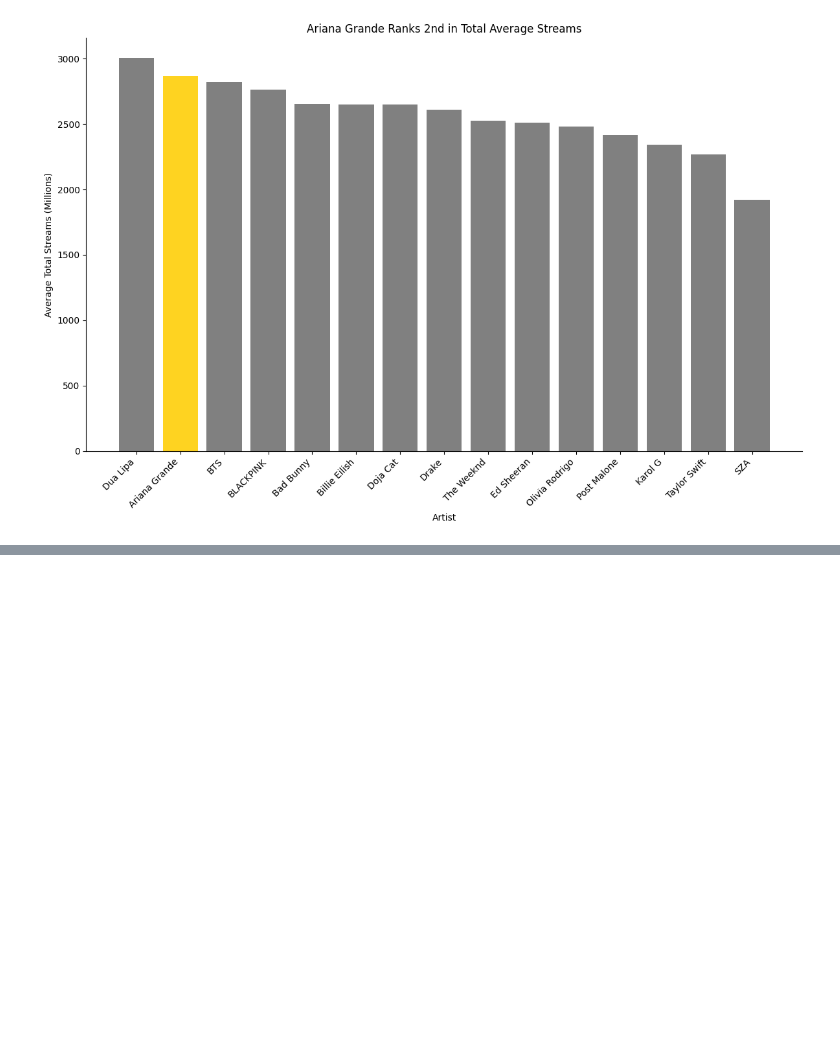
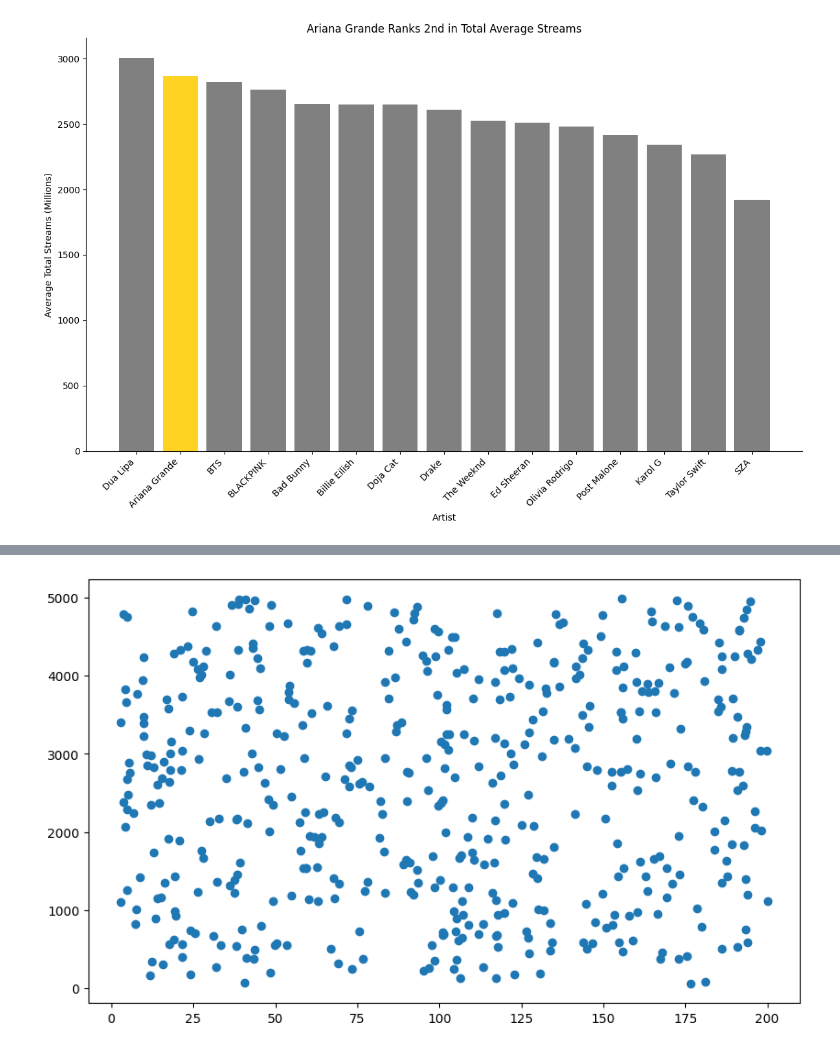
Before and after one commit to sithid/learning_plots_JamesGlosser, a Jupyter notebook: notebooks/plots.ipynb, the cells around one changed output, grey strips where cells are left out. Saved outputs shown, nothing was run; the diff lists cells and outputs as text; code cells hidden in the pictures; blank space fills up the shorter version.

Commit message:
scatter plots done

```diff
--- a/notebooks/plots.ipynb
+++ b/notebooks/plots.ipynb
@@ -129,0 +160,6 @@ plt.show()
+# %%
+plt.figure(figsize=(10,6))
+plt.scatter(spotify_df["Streams Last 30 Days (Millions)"], spotify_df["Total Streams (Millions)"])
+plt.show()
+# %% [output]
+[figure, added]
```
Also changed, not shown: parts of 5 cells of this notebook.
